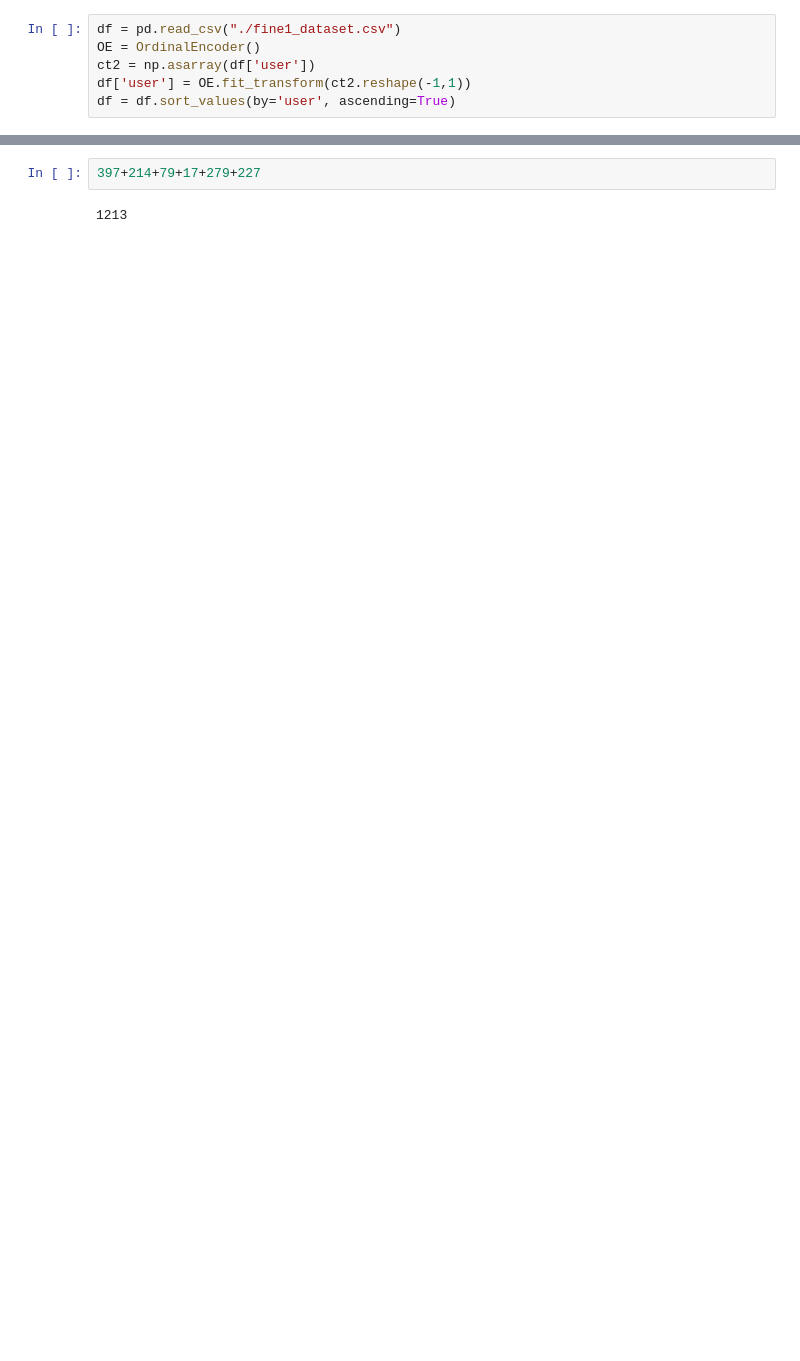
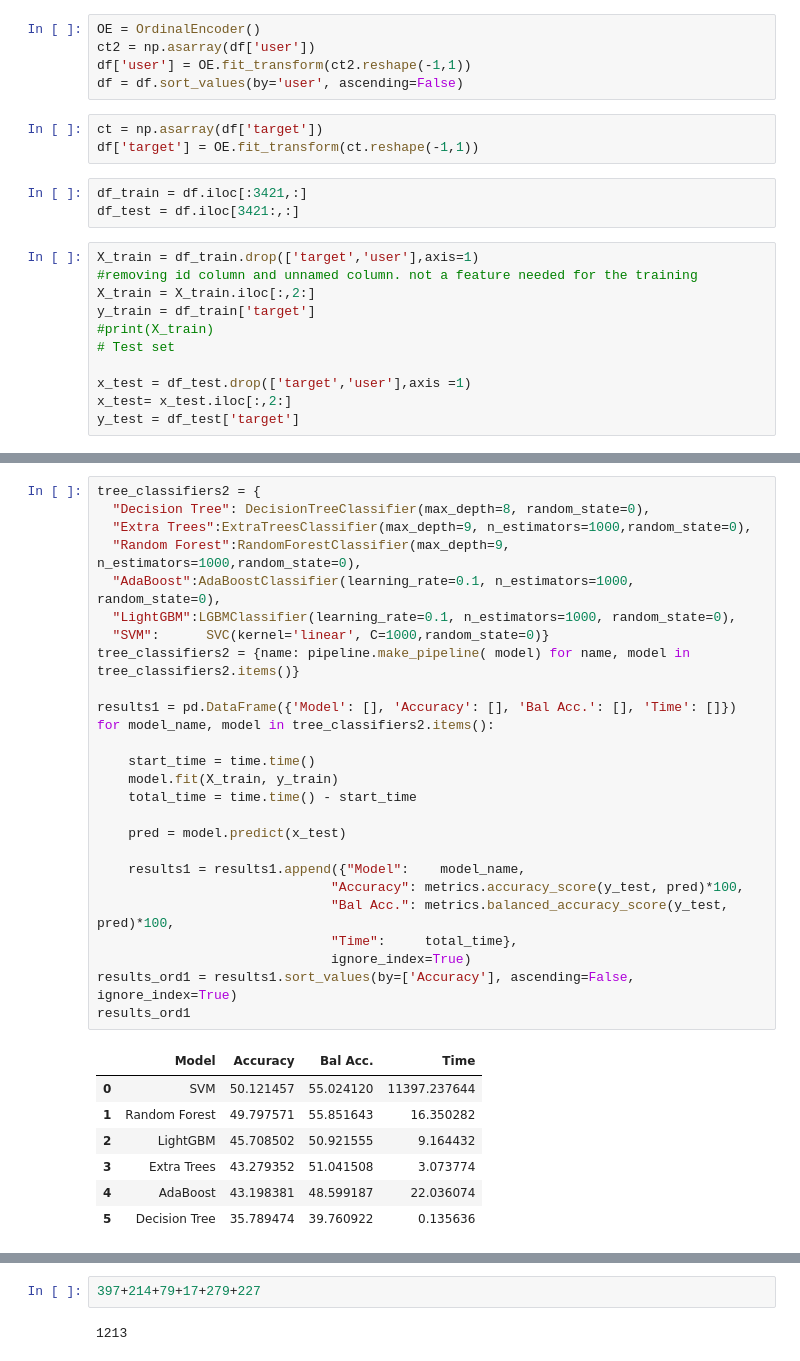
Before and after one commit to Islompulatov/Build_week_2, a Jupyter notebook: eda.ipynb, the cells around one changed output, grey strips where cells are left out. Drawn from its saved outputs; the diff is of its cells as text; blank space fills up the shorter version.

```diff
--- a/eda.ipynb
+++ b/eda.ipynb
@@ -7,6 +60,22 @@ from sklearn.preprocessing import OrdinalEncoder
 # %%
-df = pd.read_csv("./fine1_dataset.csv")
 OE = OrdinalEncoder()
 ct2 = np.asarray(df['user'])
 df['user'] = OE.fit_transform(ct2.reshape(-1,1))
-df = df.sort_values(by='user', ascending=True)
+df = df.sort_values(by='user', ascending=False)
+# %%
+ct = np.asarray(df['target'])
+df['target'] = OE.fit_transform(ct.reshape(-1,1))
+# %%
+df_train = df.iloc[:3421,:]
+df_test = df.iloc[3421:,:]
+# %%
+X_train = df_train.drop(['target','user'],axis=1)
+#removing id column and unnamed column. not a feature needed for the training
+X_train = X_train.iloc[:,2:]
+y_train = df_train['target']
+#print(X_train)
+# Test set
+
+x_test = df_test.drop(['target','user'],axis =1)
+x_test= x_test.iloc[:,2:]
+y_test = df_test['target']
@@ -13 +140,35 @@ df = df.sort_values(by='user', ascending=True)
+# %%
+tree_classifiers2 = {
+  "Decision Tree": DecisionTreeClassifier(max_depth=8, random_state=0),
+  "Extra Trees":ExtraTreesClassifier(max_depth=9, n_estimators=1000,random_state=0),
+  "Random Forest":RandomForestClassifier(max_depth=9, n_estimators=1000,random_state=0),
+  "AdaBoost":AdaBoostClassifier(learning_rate=0.1, n_estimators=1000, random_state=0),
+  "LightGBM":LGBMClassifier(learning_rate=0.1, n_estimators=1000, random_state=0),
+  "SVM":      SVC(kernel='linear', C=1000,random_state=0)}
+tree_classifiers2 = {name: pipeline.make_pipeline( model) for name, model in tree_classifiers2.items()}
+
+results1 = pd.DataFrame({'Model': [], 'Accuracy': [], 'Bal Acc.': [], 'Time': []})
+for model_name, model in tree_classifiers2.items():
+
+    start_time = time.time()
+    model.fit(X_train, y_train)
+    total_time = time.time() - start_time
+
+    pred = model.predict(x_test)
+
+    results1 = results1.append({"Model":    model_name,
+                              "Accuracy": metrics.accuracy_score(y_test, pred)*100,
+                              "Bal Acc.": metrics.balanced_accuracy_score(y_test, pred)*100,
+                              "Time":     total_time},
+                              ignore_index=True)
+results_ord1 = results1.sort_values(by=['Accuracy'], ascending=False, ignore_index=True)
+results_ord1
+# %% [output]
+|  | Model | Accuracy | Bal Acc. | Time |
+| 0 | SVM | 50.121457 | 55.024120 | 11397.237644 |
+| 1 | Random Forest | 49.797571 | 55.851643 | 16.350282 |
+| 2 | LightGBM | 45.708502 | 50.921555 | 9.164432 |
+| 3 | Extra Trees | 43.279352 | 51.041508 | 3.073774 |
+| 4 | AdaBoost | 43.198381 | 48.599187 | 22.036074 |
+| 5 | Decision Tree | 35.789474 | 39.760922 | 0.135636 |
 # %%
```
Also changed, not shown: parts of 9 cells of this notebook, 5 other files.
